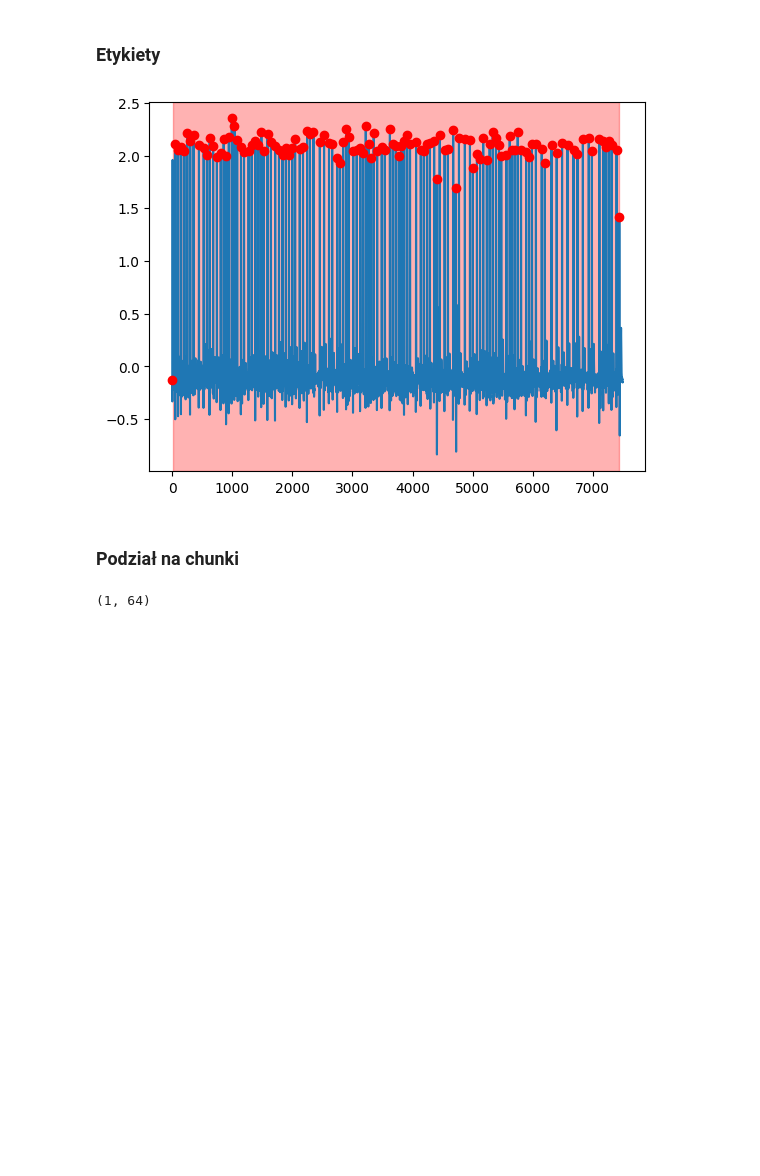
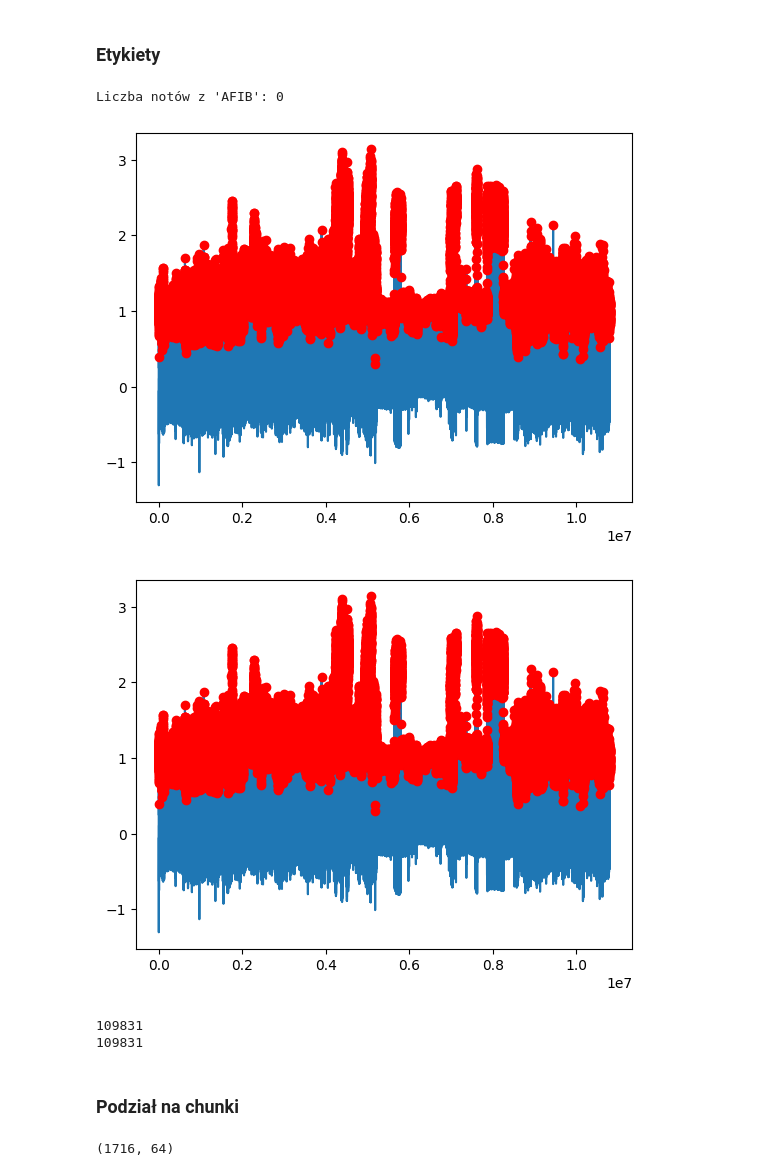
Before and after one commit to Michal-Szmuksta-AGH/ECG-ML-Challenge, a Jupyter notebook: test_qrs.ipynb, the cells around one changed output. Cells and saved outputs as stored; diff of their text form; code cells hidden in the pictures; blank space fills up the shorter version.

```diff
--- a/test_qrs.ipynb
+++ b/test_qrs.ipynb
@@ -10,8 +10,12 @@ channel = 0
 # record = "data_22_12"
 # database = "long_term"
 # record = "44"
-database = "af-termination-challenge"
-record = "b03"
+# database = "af-termination-challenge"
+# record = "b03"
+# database = "ecg-arrhythmia"
+# record = "JS32002"
+database = "shdb-af"
+record = "77"
 # %%
 import wfdb
 from pathlib import Path
@@ -102,6 +107,8 @@ elif database == "2017_challenge":
     qrs_locs = resampled_annotation.sample
 elif database == "long_term":
     qrs_locs = resampled_qrs_annotation.sample
+elif database == "shdb-af":
+    qrs_locs = resampled_qrs_annotation.sample
 
 if resampled_record is not None:
     qrs_locs = correct_qrs_locs(resampled_record, channel, qrs_locs, target_fs)
@@ -167,47 +174,51 @@ def mark_rr_intervals(qrs_locs, afib_segments):
             # Brak pokrycia lub za małe pokrycie
             afib_labels.append(0)
 
     return np.array(afib_labels).reshape(-1, 1).squeeze()
 
 try:
     afib_count = sum('AFIB' in note for note in resampled_annotation.aux_note)
     print(f"Liczba notów z 'AFIB': {afib_count}")
 except:
     pass
 
 if resampled_annotation is not None:
     afib_segments = find_afib_segments(resampled_annotation)
 else:
     afib_segments = [(resampled_qrs_annotation.sample[0], resampled_qrs_annotation.sample[-1])]
 labels = mark_rr_intervals(qrs_locs, afib_segments)
 
-x_start = 4520000
-x_end = 4521000
+x_start = 1370000
+x_end = 1390000
 
 plt.figure()
 plt.plot(resampled_record[:, channel])
 plt.plot(qrs_locs[:], resampled_record[qrs_locs[:], channel], 'ro')
 for start, end in afib_segments:
     plt.axvspan(start, end, color='red', alpha=0.3)
 
 # plt.xlim(x_start, x_end)
 plt.show()
 
-# plt.figure()
-# plt.plot(resampled_record[:, channel])
-# plt.plot(qrs_locs[:], resampled_record[qrs_locs[:], channel], 'ro')
-# for i, label in enumerate(labels):
-#     if label == 1:  # Jeśli przedział zawiera AFIB
-#         start, end = qrs_locs[i], qrs_locs[i + 1]
-#         plt.axvspan(start, end, color='red', alpha=0.3)
+plt.figure()
+plt.plot(resampled_record[:, channel])
+plt.plot(qrs_locs[:], resampled_record[qrs_locs[:], channel], 'ro')
+for i, label in enumerate(labels):
+    if label == 1:  # Jeśli przedział zawiera AFIB
+        start, end = qrs_locs[i], qrs_locs[i + 1]
+        plt.axvspan(start, end, color='red', alpha=0.3)
 
-# # plt.xlim(x_start, x_end)
-# plt.show()
+# plt.xlim(x_start, x_end)
+plt.show()
 
-# print(len(rr_intervals))
-# print(len(labels))
+print(len(rr_intervals))
+print(len(labels))
 # %% [output]
+Liczba notów z 'AFIB': 0
-[figure, old version]
+[figure, new version]
+[figure, added]
+109831
+109831
 # %% [markdown]
 ### Podział na chunki
 # %%
@@ -233,4 +244,4 @@ print(rr_chunks.shape)
 #     plt.plot(rr_chunks[i])
 #     plt.show()
 # %% [output]
-(1, 64)
+(1716, 64)
```
Also changed, not shown: parts of 2 cells of this notebook, 3 other files.
